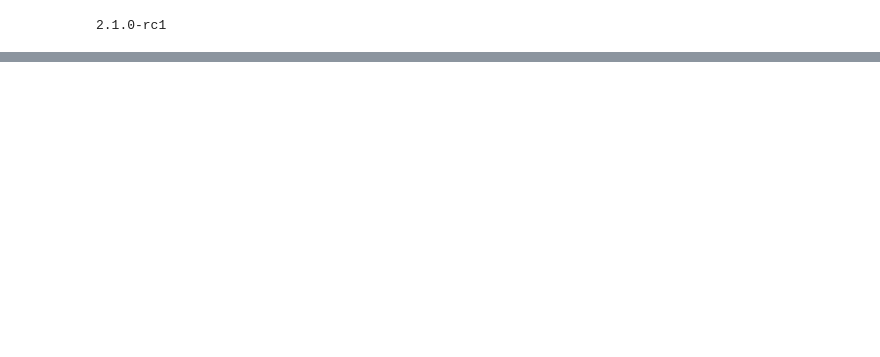
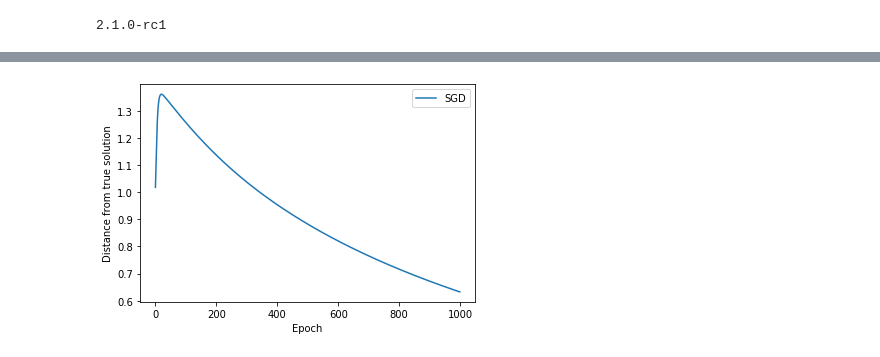
Before and after one commit to adammoss/MLiS2, a Jupyter notebook: intro/optimiser.ipynb, the cells around one changed output, grey strips where cells are left out. Cells and saved outputs as stored; diff of their text form; code cells hidden in the pictures; blank space fills up the shorter version.

```diff
--- a/intro/optimiser.ipynb
+++ b/intro/optimiser.ipynb
@@ -23,6 +29,6 @@ print(tf.__version__)
 2.1.0-rc1
 # %%
 def reset():
-	x1 = tf.Variable(10.0)
-	x2 = tf.Variable(10.0)
+	x1 = tf.Variable(0.0)
+	x2 = tf.Variable(1.0)
 	return x1, x2
@@ -60,0 +67,9 @@ y = -2.2, x1 = 1.5, x2 = 0.0,  grads0 = 0.0, grads1 = 0.0
+# %%
+plt.figure()
+plt.xlabel('Epoch')
+plt.ylabel('Distance from true solution')
+plt.plot(((sgd_history[:, 0] - 1)**2 + (sgd_history[:, 1] - 1)**2)**0.5, label = 'SGD')
+plt.legend()
+plt.show()
+# %% [output]
+[figure, added]
```
Also changed, not shown: parts of 8 cells of this notebook.
